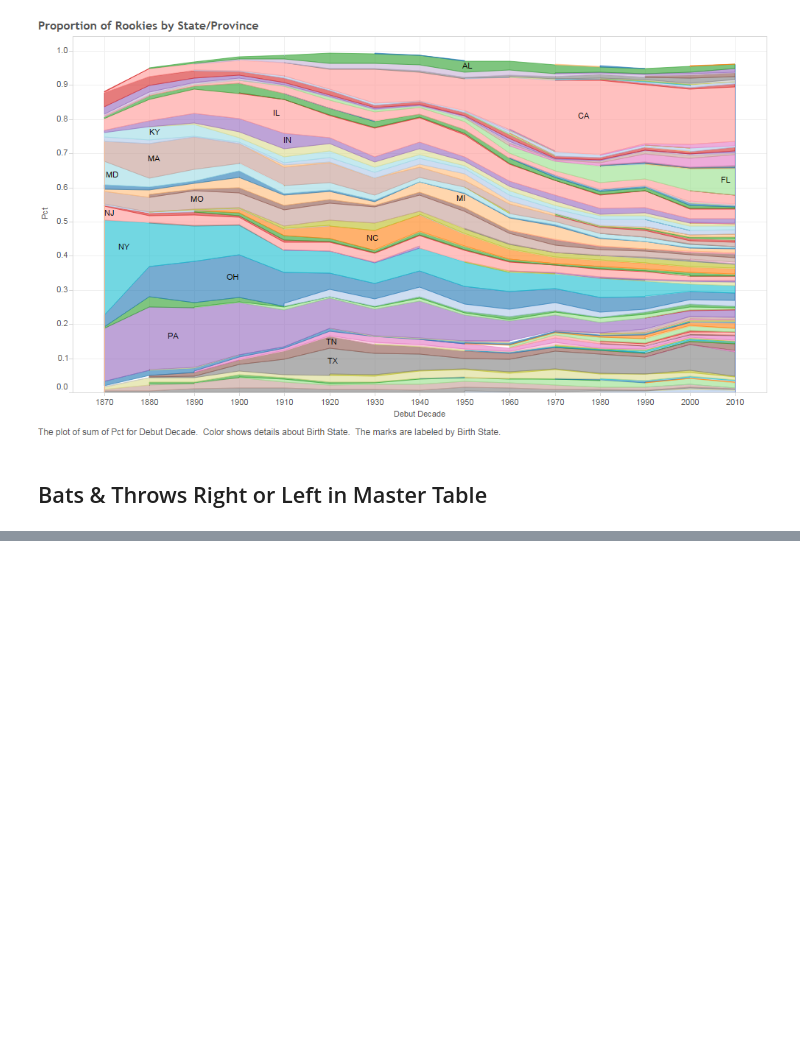
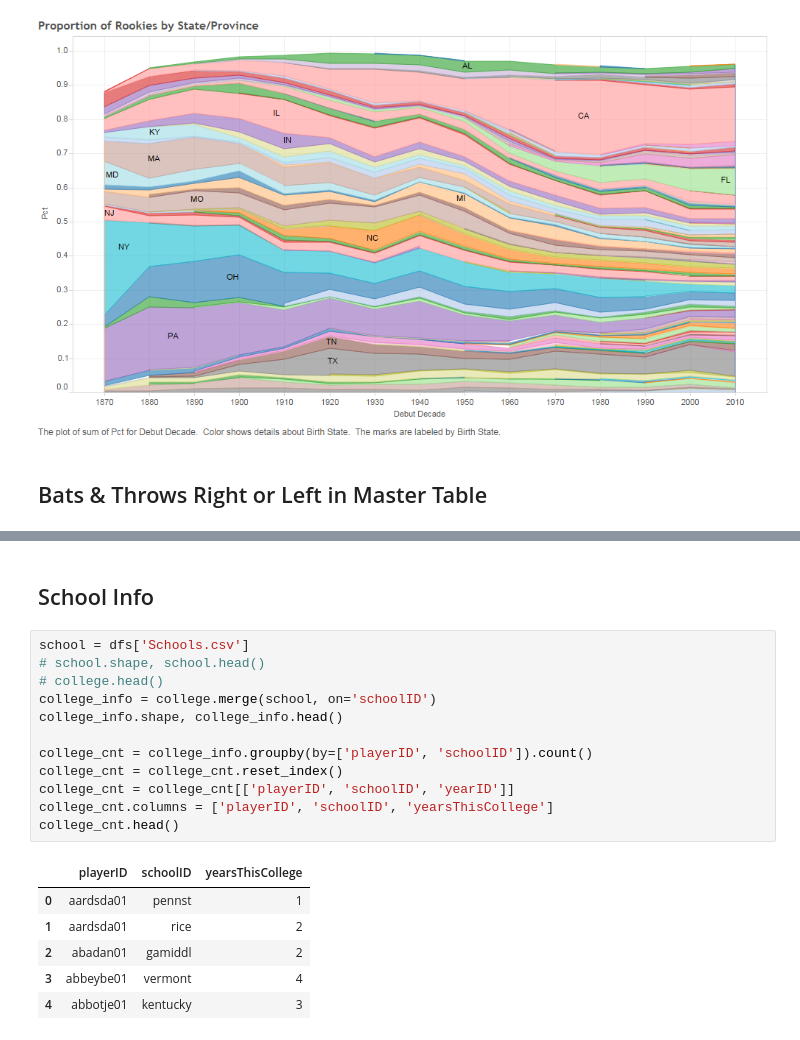
Before and after one commit to kenEldridge/baseball, a Jupyter notebook: baseball.ipynb, the cells around one changed output, grey strips where cells are left out. Cells and saved outputs as stored; diff of their text form; blank space fills up the shorter version.

Commit message:
years and location of school added

```diff
--- a/baseball.ipynb
+++ b/baseball.ipynb
@@ -372,0 +334,21 @@ print (college.shape, college.columns, college.head())
+# %% [markdown]
+## School Info
+# %%
+school = dfs['Schools.csv']
+# school.shape, school.head()
+# college.head()
+college_info = college.merge(school, on='schoolID')
+college_info.shape, college_info.head()
+
+college_cnt = college_info.groupby(by=['playerID', 'schoolID']).count()
+college_cnt = college_cnt.reset_index()
+college_cnt = college_cnt[['playerID', 'schoolID', 'yearID']]
+college_cnt.columns = ['playerID', 'schoolID', 'yearsThisCollege']
+college_cnt.head()
+# %% [output]
+|  | playerID | schoolID | yearsThisCollege |
+| 0 | aardsda01 | pennst | 1 |
+| 1 | aardsda01 | rice | 2 |
+| 2 | abadan01 | gamiddl | 2 |
+| 3 | abbeybe01 | vermont | 4 |
+| 4 | abbotje01 | kentucky | 3 |
```
Also changed, not shown: parts of 18 cells of this notebook.
